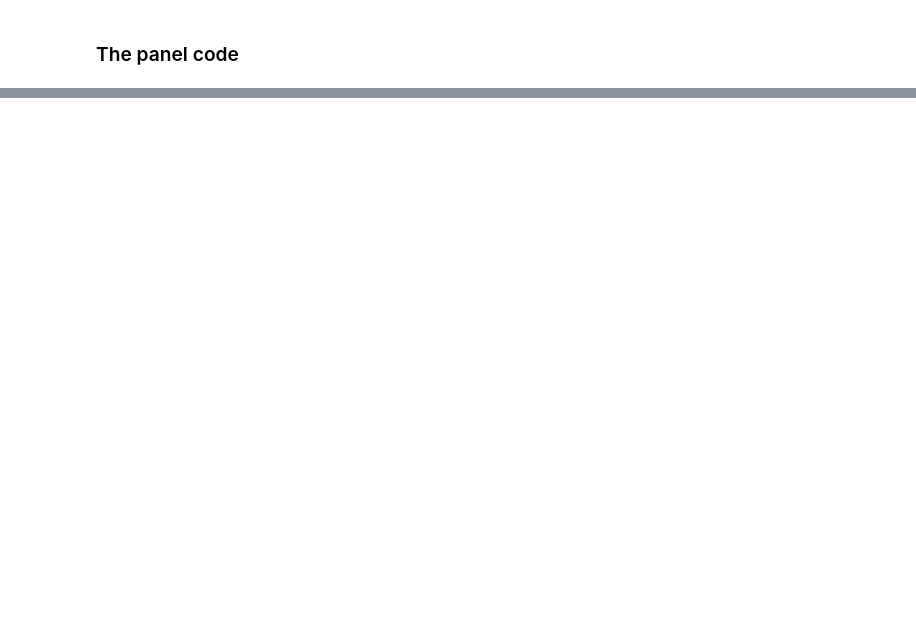
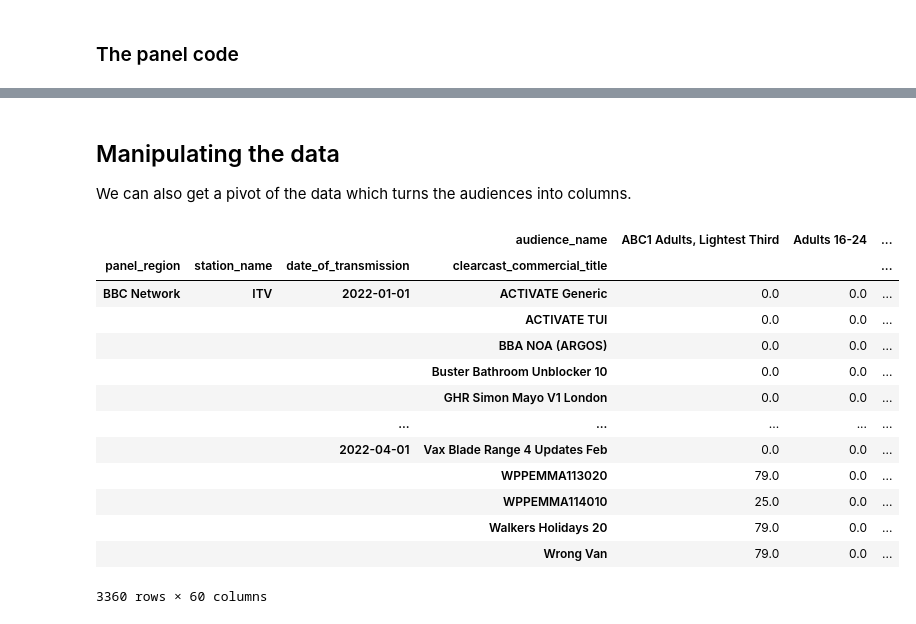
Before and after one commit to khaledserafy/pybarb, a Jupyter notebook: jupyter_notebooks/pulling_data_from_the_advertising_spots_endpoint_using_pybarb.ipynb, the cells around one changed output, grey strips where cells are left out. Saved outputs shown, nothing was run; the diff lists cells and outputs as text; code cells hidden in the pictures; blank space fills up the shorter version.

```diff
--- a/jupyter_notebooks/pulling_data_from_the_advertising_spots_endpoint_using_pybarb.ipynb
+++ b/jupyter_notebooks/pulling_data_from_the_advertising_spots_endpoint_using_pybarb.ipynb
@@ -237,0 +164,21 @@ bbc_1_progs.to_dataframe()
+# %% [markdown]
+## Manipulating the data
+
+We can also get a pivot of the data which turns the audiences into columns.
+# %%
+spot_data.audience_pivot()
+# %% [output]
+|  |  |  | audience_name | ABC1 Adults, Lightest Third | Adults 16-24 | ... |
+| panel_region | station_name | date_of_transmission | clearcast_commercial_title |  |  | ... |
+| BBC Network | ITV | 2022-01-01 | ACTIVATE Generic | 0.0 | 0.0 | ... |
+|  |  |  | ACTIVATE TUI | 0.0 | 0.0 | ... |
+|  |  |  | BBA NOA (ARGOS) | 0.0 | 0.0 | ... |
+|  |  |  | Buster Bathroom Unblocker 10 | 0.0 | 0.0 | ... |
+|  |  |  | GHR Simon Mayo V1 London | 0.0 | 0.0 | ... |
+|  |  | ... | ... | ... | ... | ... |
+|  |  | 2022-04-01 | Vax Blade Range 4 Updates Feb | 0.0 | 0.0 | ... |
+|  |  |  | WPPEMMA113020 | 79.0 | 0.0 | ... |
+|  |  |  | WPPEMMA114010 | 25.0 | 0.0 | ... |
+|  |  |  | Walkers Holidays 20 | 79.0 | 0.0 | ... |
+|  |  |  | Wrong Van | 79.0 | 0.0 | ... |
+3360 rows × 60 columns
```
Also changed, not shown: parts of 42 cells of this notebook, 1 other file.
